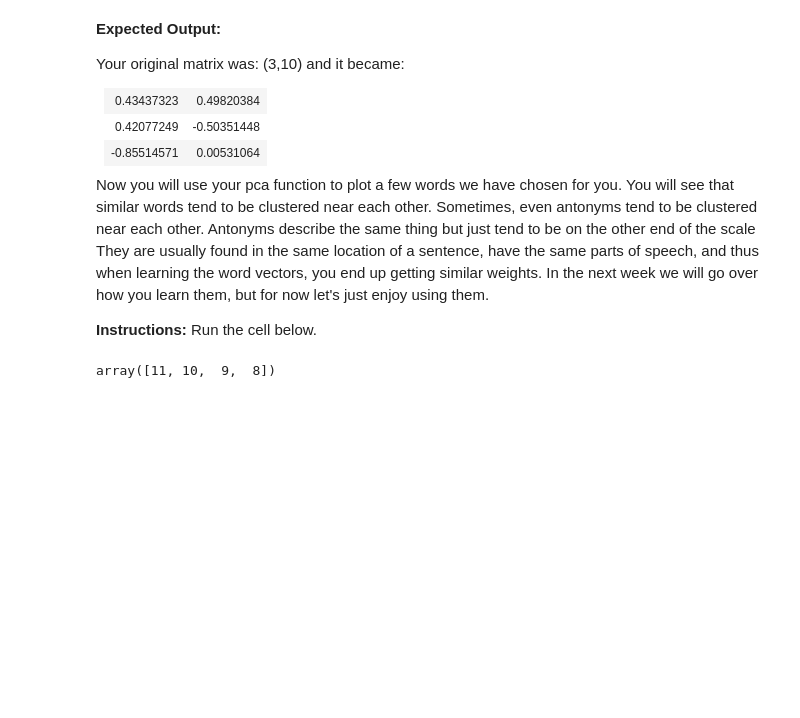
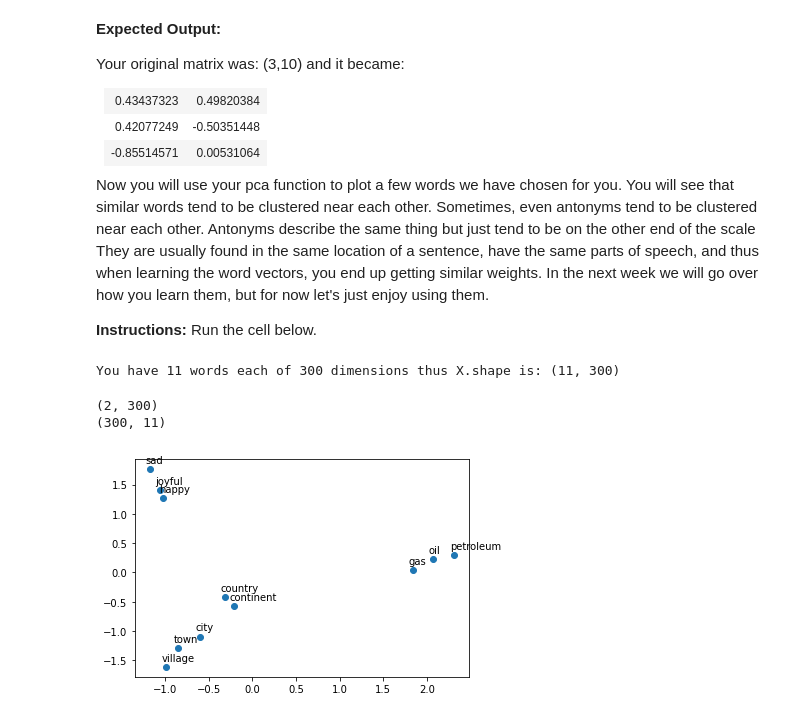
Before and after one commit to martin-fabbri/colab-notebooks, a Jupyter notebook: deeplearning.ai/nlp/c1_w3_assignment_word_vectors.ipynb, the cells around one changed output. Cells and saved outputs as stored; diff of their text form; code cells hidden in the pictures; blank space fills up the shorter version.

```diff
--- a/deeplearning.ai/nlp/c1_w3_assignment_word_vectors.ipynb
+++ b/deeplearning.ai/nlp/c1_w3_assignment_word_vectors.ipynb
@@ -437,9 +437,44 @@ learning the word vectors, you end up getting similar weights. In the next week
 we will go over how you learn them, but for now let's just enjoy using them.
 
 **Instructions:** Run the cell below.
-# %%
-a = np.array([8, 9, 10, 11])
-i = [3, 2, 1, 0]
-a[i]
-# %% [output]
-array([11, 10,  9,  8])
+# %%
+def get_vectors(embeddings, words):
+    """
+    Input:
+        embeddings: a word
+        fr_embeddings:
+        words: a list of words
+    Output:
+        X: a matrix where the rows are the embeddings corresponding to the rows on the list
+
+    """
+    m = len(words)
+    X = np.zeros((1, 300))
+    for word in words:
+        english = word
+        eng_emb = embeddings[english]
+        X = np.row_stack((X, eng_emb))
+    X = X[1:,:]
+    return X
+# %%
+words = ['oil', 'gas', 'happy', 'sad', 'city', 'town',
+         'village', 'country', 'continent', 'petroleum', 'joyful']
+
+# given a list of words and the embeddings, it returns a matrix with all the embeddings
+X = get_vectors(word_embeddings, words)
+
+print('You have 11 words each of 300 dimensions thus X.shape is:', X.shape)
+# %% [output]
+You have 11 words each of 300 dimensions thus X.shape is: (11, 300)
+# %%
+# We have done the plotting for you. Just run this cell.
+result = compute_pca(X, 2)
+plt.scatter(result[:, 0], result[:, 1])
+for i, word in enumerate(words):
+    plt.annotate(word, xy=(result[i, 0] - 0.05, result[i, 1] + 0.1))
+
+plt.show()
+# %% [output]
+(2, 300)
+(300, 11)
+[figure, added]
```
